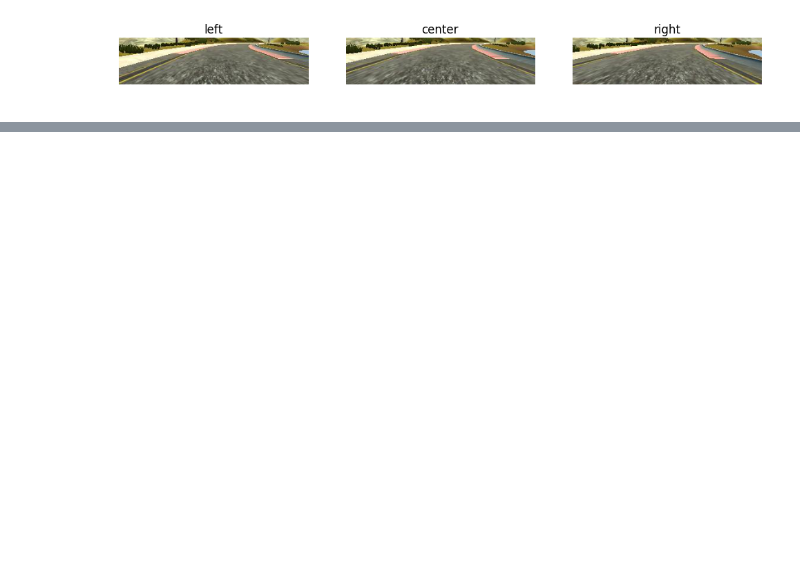
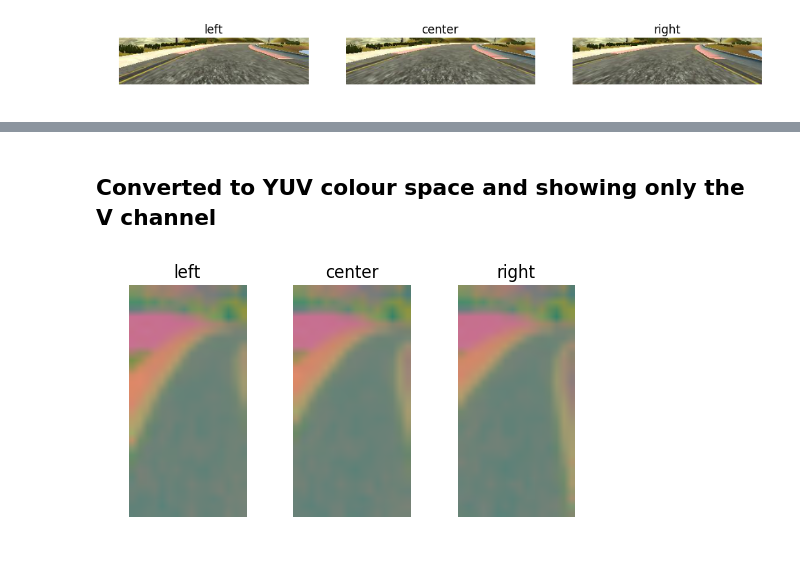
Before and after one commit to js1972/CarND-Behavioral-Cloning, a Jupyter notebook: data_processing.ipynb, the cells around one changed output, grey strips where cells are left out. Cells and saved outputs as stored; diff of their text form; code cells hidden in the pictures; blank space fills up the shorter version.

```diff
--- a/data_processing.ipynb
+++ b/data_processing.ipynb
@@ -101,0 +115,20 @@ for camera in ["left", "center", "right"]:
+# %% [markdown]
+## Converted to YUV colour space and showing only the V channel
+# %%
+# With cropping then resizing then YUV
+i = 0
+for camera in ["left", "center", "right"]:
+    image = load_img("data/"+data_frame.iloc[7100][camera].strip())
+    image = img_to_array(image).astype(np.uint8)
+    image = image[55:135, :, :]
+    image = imresize(image, (32, 16, 3))
+    yuv = cv2.cvtColor(image.astype("uint8"), cv2.COLOR_RGB2YUV)
+    hsv[:, :, 0] = hsv[:, :, 0] * 0
+    hsv[:, :, 1] = hsv[:, :, 1] * 0
+    plt.subplot(1, 3, i+1)
+    plt.imshow(yuv)
+    plt.axis('off')
+    plt.title(camera)
+    i += 1
+# %% [output]
+[figure, added]
```
Also changed, not shown: parts of 20 cells of this notebook, 13 other files.
